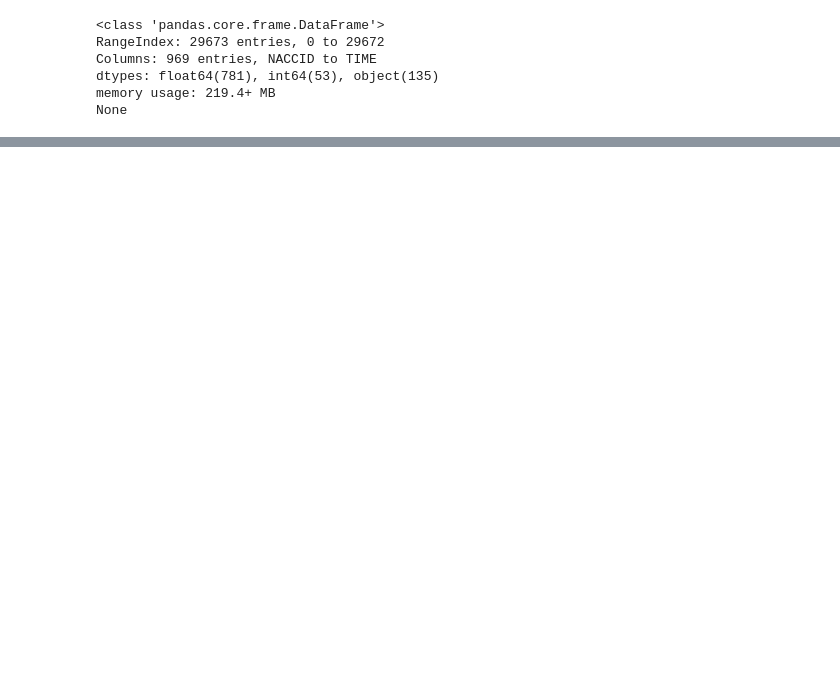
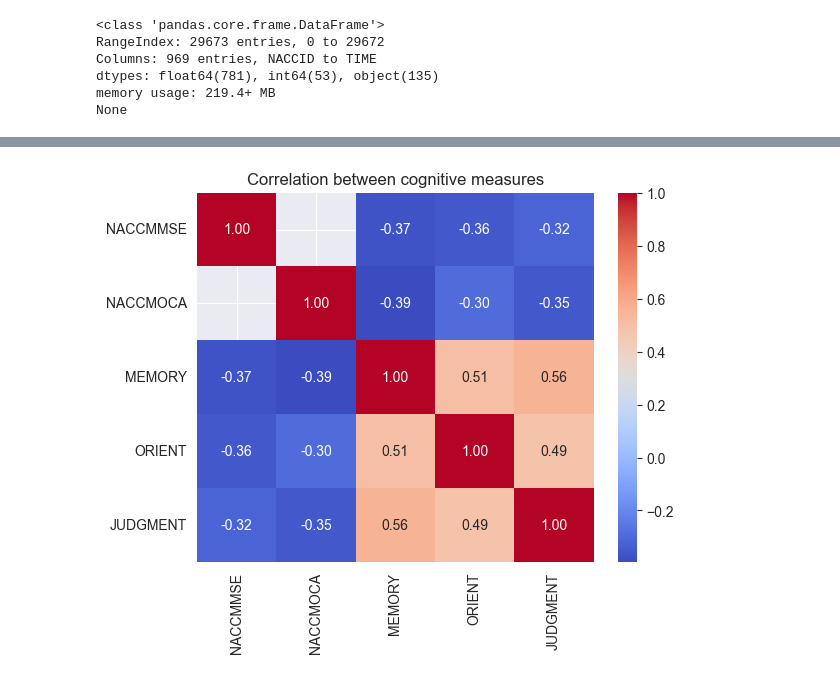
Before and after one commit to xpartla/Bakalarka, a Jupyter notebook: EDA.ipynb, the cells around one changed output, grey strips where cells are left out. Cells and saved outputs as stored; diff of their text form; code cells hidden in the pictures; blank space fills up the shorter version.

```diff
--- a/EDA.ipynb
+++ b/EDA.ipynb
@@ -99,0 +181,8 @@ From the description of the data we can see the following:
+# %%
+filtered_df = df.dropna(subset=["NACCMMSE", "NACCMOCA"], how='all')
+corr = filtered_df[['NACCMMSE', 'NACCMOCA', 'MEMORY', 'ORIENT', 'JUDGMENT']].corr()
+sns.heatmap(corr, annot=True, cmap='coolwarm', fmt='.2f')
+plt.title('Correlation between cognitive measures')
+plt.show()
+# %% [output]
+[figure, added]
```
Also changed, not shown: parts of 25 cells of this notebook.
